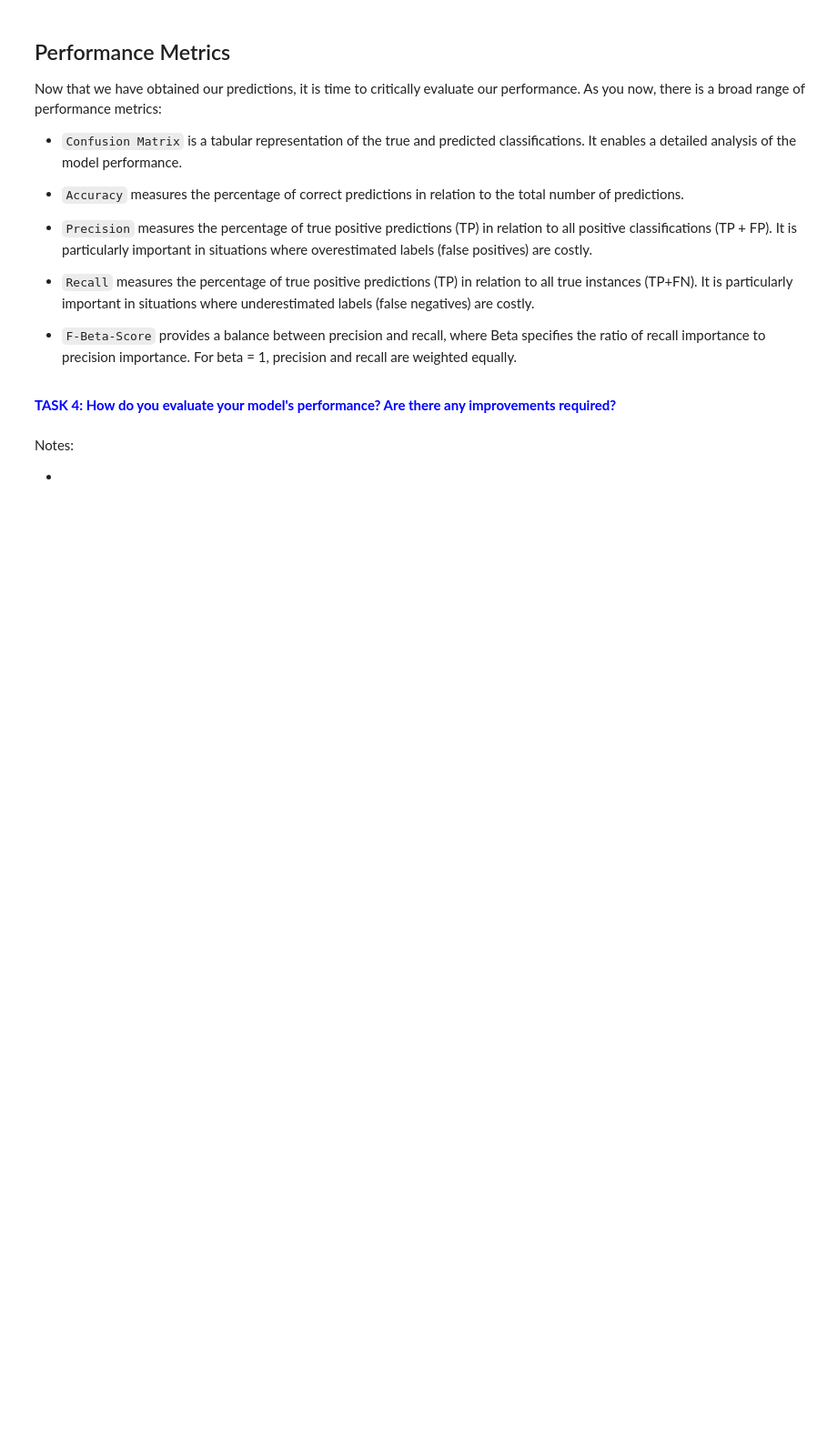
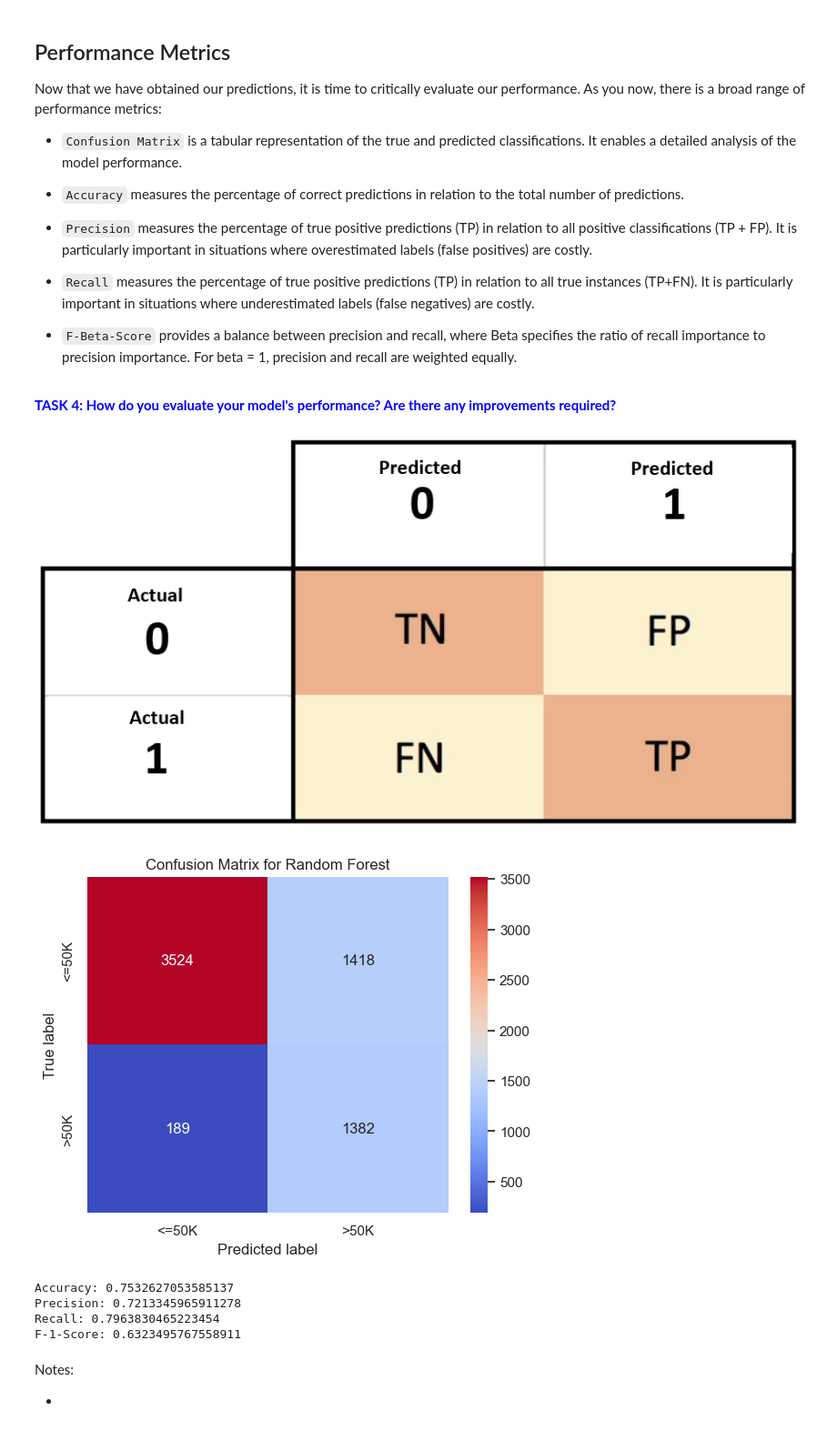
Before and after one commit to AI-for-Business/FairBank, a Jupyter notebook: FairBank.ipynb, the cells around one changed output. Shown at 91% size. Cells and saved outputs as stored; diff of their text form; code cells hidden in the pictures; blank space fills up the shorter version.

```diff
--- a/FairBank.ipynb
+++ b/FairBank.ipynb
@@ -309,24 +394,31 @@ Now that we have obtained our predictions, it is time to critically evaluate our
 <span style="color: blue; font-weight: bold;">TASK 4: How do you evaluate your model's performance? Are there any improvements required?</span>
 # %%
 # confusion matrix
-img = Image.open(pathlib.Path("img/confusion_matrix.png"))
+img = Image.open("img\confusion_matrix.png")
 display(img, )
 class_labels = ["<=50K", ">50K"]
 cm = confusion_matrix(Y_test, Y_pred)
 heatmap = sns.heatmap(cm, annot=True, fmt='d', cmap='coolwarm', annot_kws={"size": 12}, xticklabels=class_labels, yticklabels=class_labels)
 heatmap.set_xlabel("Predicted label")
 heatmap.set_ylabel("True label")
 plt.title(f"Confusion Matrix for {model_name}")
 plt.show()
 
 # accuracy, precision, recall
 print("Accuracy:", accuracy_score(Y_test, Y_pred))
 print("Precision:", precision_score(Y_test, Y_pred, average='macro'))
 print("Recall:", recall_score(Y_test, Y_pred, average='macro'))
 
 # f-beta-score (a higher beta gives more weight to recall)
 beta = 1
 print(f"F-{beta}-Score:", fbeta_score(Y_test, Y_pred, beta=beta))
+# %% [output]
+[figure, added]
+[figure, added]
+Accuracy: 0.7532627053585137
+Precision: 0.7213345965911278
+Recall: 0.7963830465223454
+F-1-Score: 0.6323495767558911
 # %% [markdown]
 Notes:
 
```
Also changed, not shown: parts of 15 cells of this notebook.
